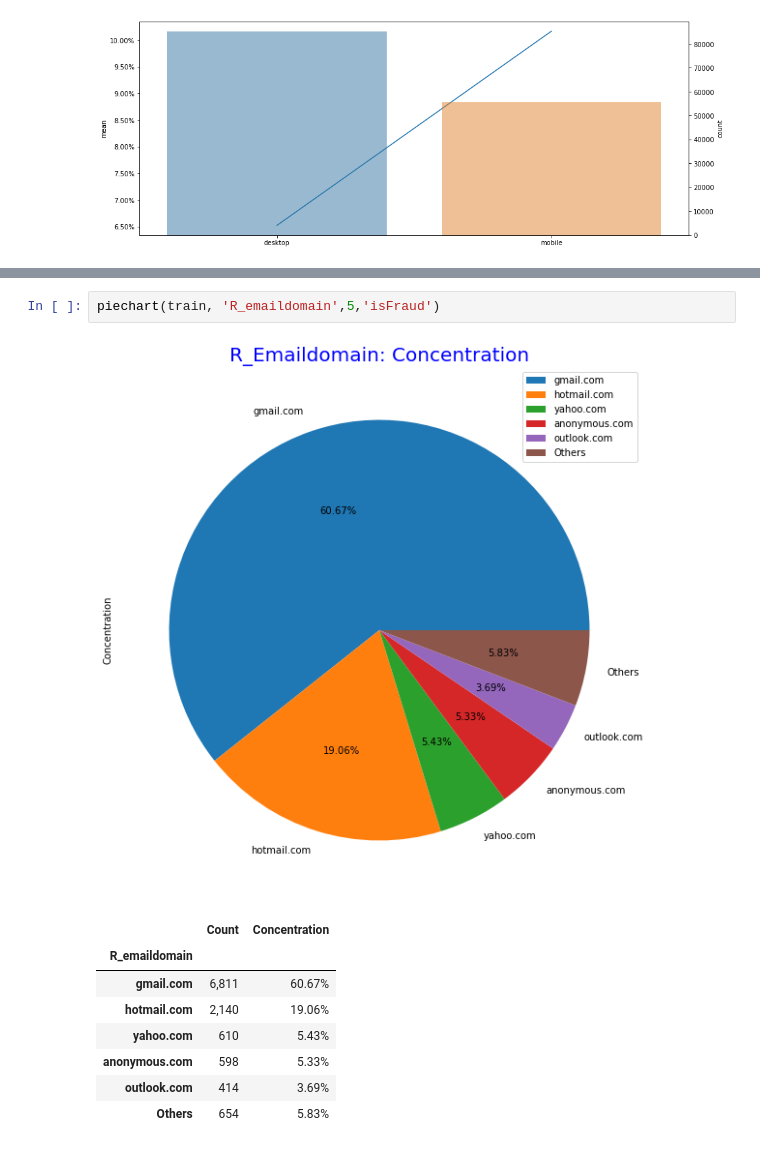
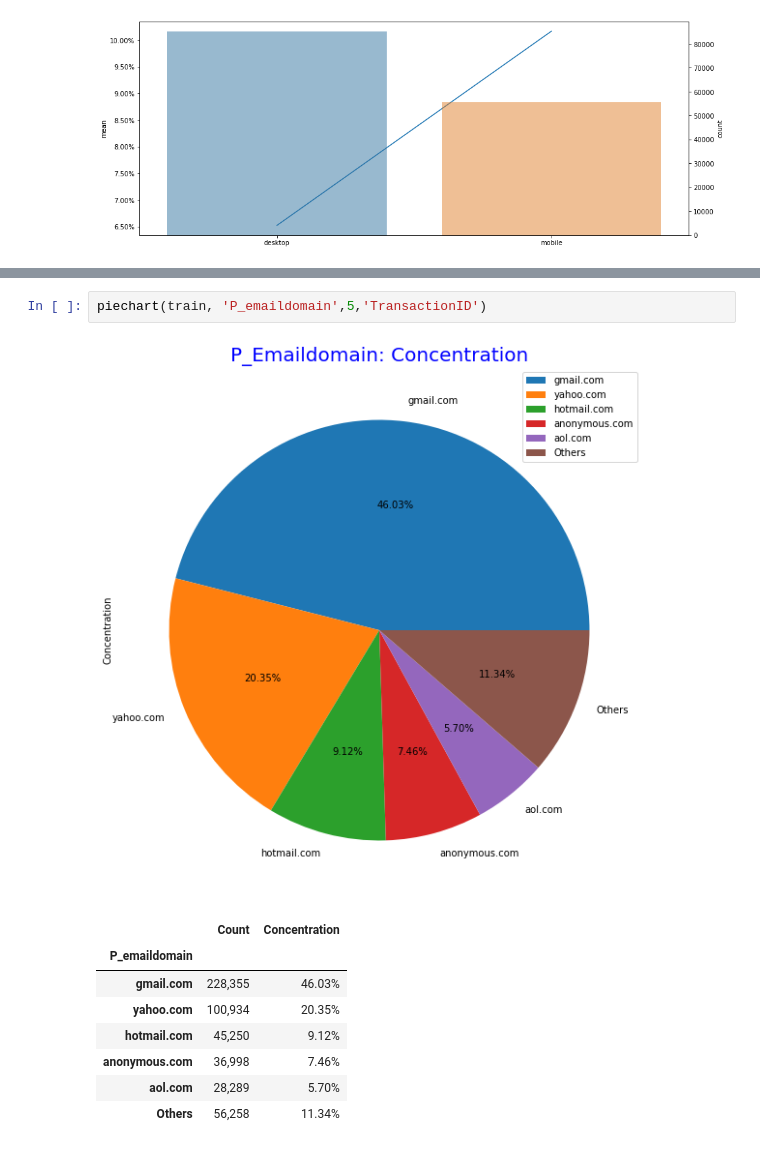
Before and after one commit to Prakrut/Fraud_Detection, a Jupyter notebook: Code/CreditCardFraudDetection.ipynb, the cells around one changed output, grey strips where cells are left out. Saved outputs shown, nothing was run; the diff lists cells and outputs as text.

```diff
--- a/Code/CreditCardFraudDetection.ipynb
+++ b/Code/CreditCardFraudDetection.ipynb
@@ -201,12 +199,12 @@ barchart_categorical(train, 'P_emaildomain','isFraud')
 # %%
-piechart(train, 'R_emaildomain',5,'isFraud')
+piechart(train, 'P_emaildomain',5,'TransactionID')
 # %% [output]
-[figure, old version]
+[figure, new version]
 |  | Count | Concentration |
-| R_emaildomain |  |  |
-| gmail.com | 6,811 | 60.67% |
-| hotmail.com | 2,140 | 19.06% |
-| yahoo.com | 610 | 5.43% |
-| anonymous.com | 598 | 5.33% |
-| outlook.com | 414 | 3.69% |
-| Others | 654 | 5.83% |
+| P_emaildomain |  |  |
+| gmail.com | 228,355 | 46.03% |
+| yahoo.com | 100,934 | 20.35% |
+| hotmail.com | 45,250 | 9.12% |
+| anonymous.com | 36,998 | 7.46% |
+| aol.com | 28,289 | 5.70% |
+| Others | 56,258 | 11.34% |
```
Also changed, not shown: parts of 6 cells of this notebook.
